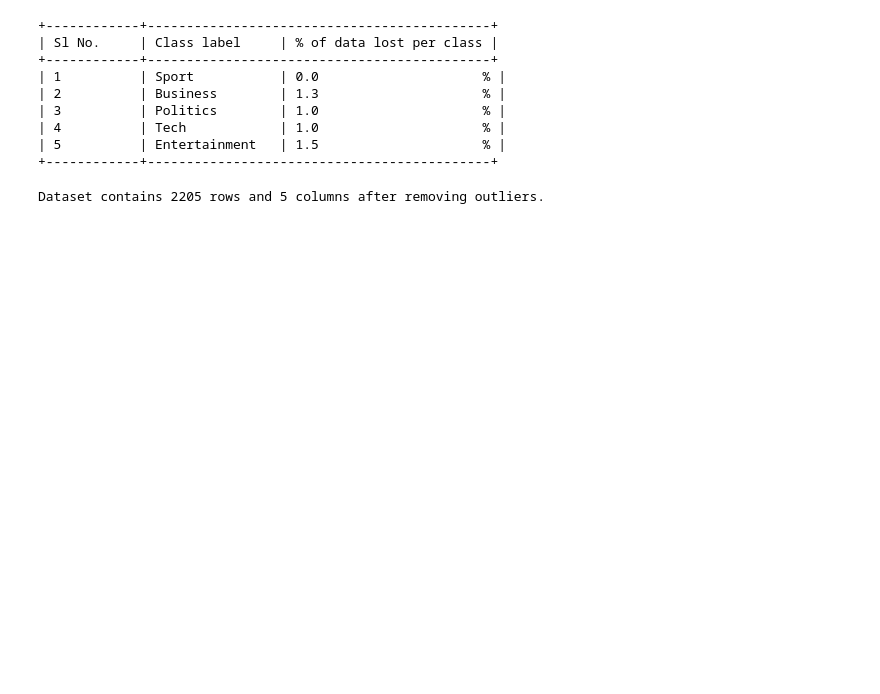
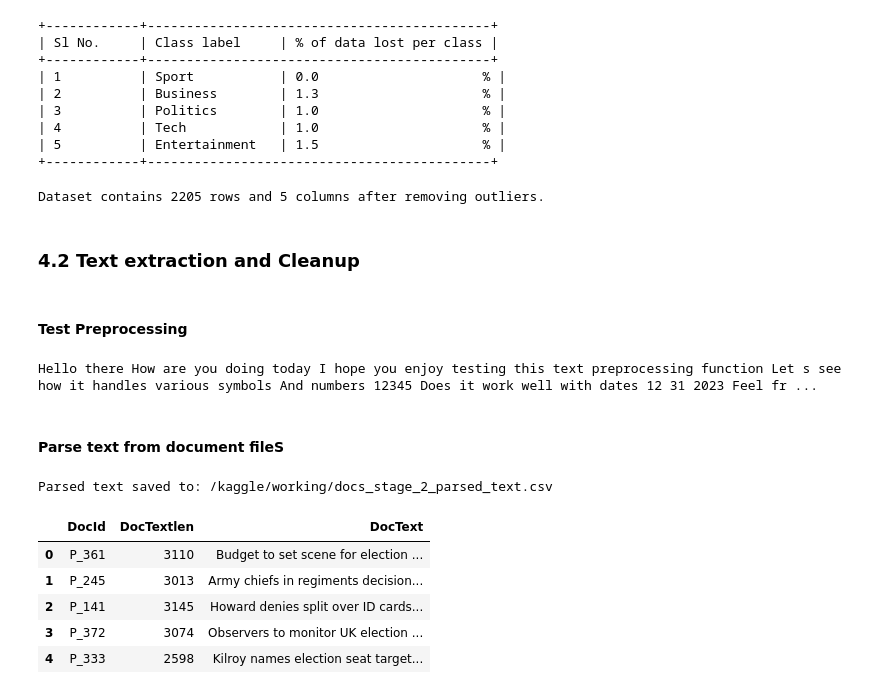
Before and after one commit to diaconumadalina/BBC-Text-classification, a Jupyter notebook: bbc-text-classification-1-text-preprocessing.ipynb, the cells around one changed output. Drawn from its saved outputs; the diff is of its cells as text; code cells hidden in the pictures; blank space fills up the shorter version.

Commit message:
Kaggle Notebook | BBC Text classification - 1. Text preprocessing  | Version 4

```diff
--- a/bbc-text-classification-1-text-preprocessing.ipynb
+++ b/bbc-text-classification-1-text-preprocessing.ipynb
@@ -172,6 +176,7 @@ Seaborn version: 0.12.2
 # %%
 DOCS_DIR = "/kaggle/input/bbc-full-text-document-classification/bbc"
 METADATA_CSV = "/kaggle/working/docs_stage_1_metadata.csv"
+PARSED_TEXT_CSV = "/kaggle/working/docs_stage_2_parsed_text.csv"
 # %% [markdown]
 #### Helper functions
 # %%
@@ -472,3 +469,5 @@ rows_wo, cols_wo =meta_df.shape
 print(f"Dataset contains {rows_wo} rows and {cols_wo} columns after removing outliers.")
 # %% [output]
 Dataset contains 2205 rows and 5 columns after removing outliers.
+# %% [markdown]
+### 4.2 Text extraction and Cleanup
@@ -474,0 +486,68 @@ Dataset contains 2205 rows and 5 columns after removing outliers.
+# %% [markdown]
+#### Test Preprocessing
+# %%
+inp_text_2 = """
+Hello there! How are you doing today?
+
+I hope you enjoy testing this text preprocessing function.
+
+Let's see how it handles various symbols: @#$%^&*()
+
+And numbers: 12345
+
+Does it work well with dates? 12/31/2023
+
+Feel free to add more text and test it out!
+"""
+
+print(preprocess_v2(inp_text_2))
+# %% [output]
+Hello there How are you doing today I hope you enjoy testing this text preprocessing function Let s see how it handles various symbols And numbers 12345 Does it work well with dates 12 31 2023 Feel fr ...
+# %% [markdown]
+#### Parse text from document fileS
+# %%
+# PARSED_TEXT_CSV = "parsed_text.csv"  # Assuming this is the destination CSV file path
+
+def load_or_parse_text(doc_id, file_path):
+    with open(file_path, "rb") as txt_f:
+        ip_text = txt_f.read().decode("utf-8", errors="ignore").strip()
+
+        # Check if the text is empty or contains only whitespace
+        if not ip_text or ip_text.isspace():
+            return None
+
+        op_text = preprocess(ip_text)
+        return [doc_id, len(op_text), op_text]
+
+
+# Check if the parsed text CSV file exists
+if os.path.exists(PARSED_TEXT_CSV):
+    print("Loading parsed text data of documents from:", PARSED_TEXT_CSV)
+    prsd_df = pd.read_csv(PARSED_TEXT_CSV)
+else:
+    # Use list comprehension to process each document
+    parsed_data = [
+        load_or_parse_text(doc_id, file_path)
+        for doc_id, file_path in tqdm(meta_df[["DocId", "FilePath"]].values)
+    ]
+
+    # Filter out None values (documents that were empty after preprocessing)
+    parsed_data = [item for item in parsed_data if item is not None]
+
+    # Convert parsed text from documents into a DataFrame
+    col_names = ["DocId", "DocTextlen", "DocText"]
+    prsd_df = pd.DataFrame(parsed_data, columns=col_names)
+
+    # Save DataFrame as CSV file for future use
+    prsd_df.to_csv(PARSED_TEXT_CSV, index=False, na_rep="")
+    print("Parsed text saved to:", PARSED_TEXT_CSV)
+
+prsd_df.head()
+# %% [output]
+Parsed text saved to: /kaggle/working/docs_stage_2_parsed_text.csv
+|  | DocId | DocTextlen | DocText |
+| 0 | P_361 | 3110 | Budget to set scene for election ... |
+| 1 | P_245 | 3013 | Army chiefs in regiments decision... |
+| 2 | P_141 | 3145 | Howard denies split over ID cards... |
+| 3 | P_372 | 3074 | Observers to monitor UK election ... |
+| 4 | P_333 | 2598 | Kilroy names election seat target... |
```
Also changed, not shown: parts of 5 cells of this notebook.
